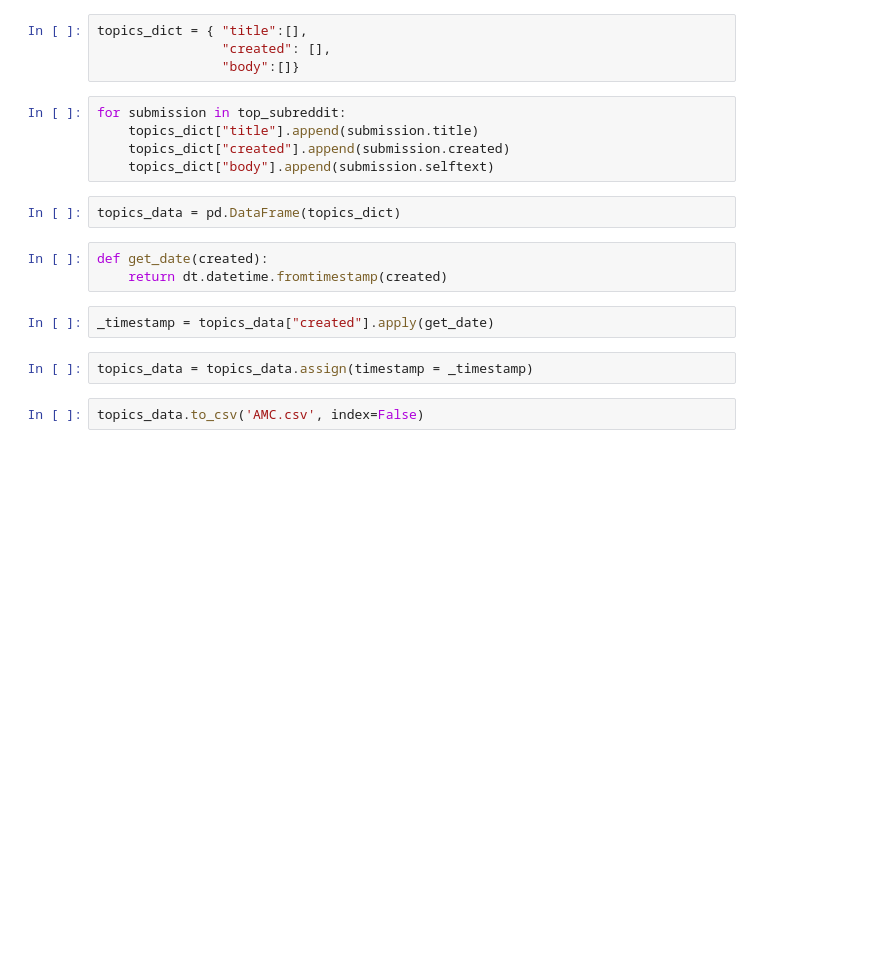
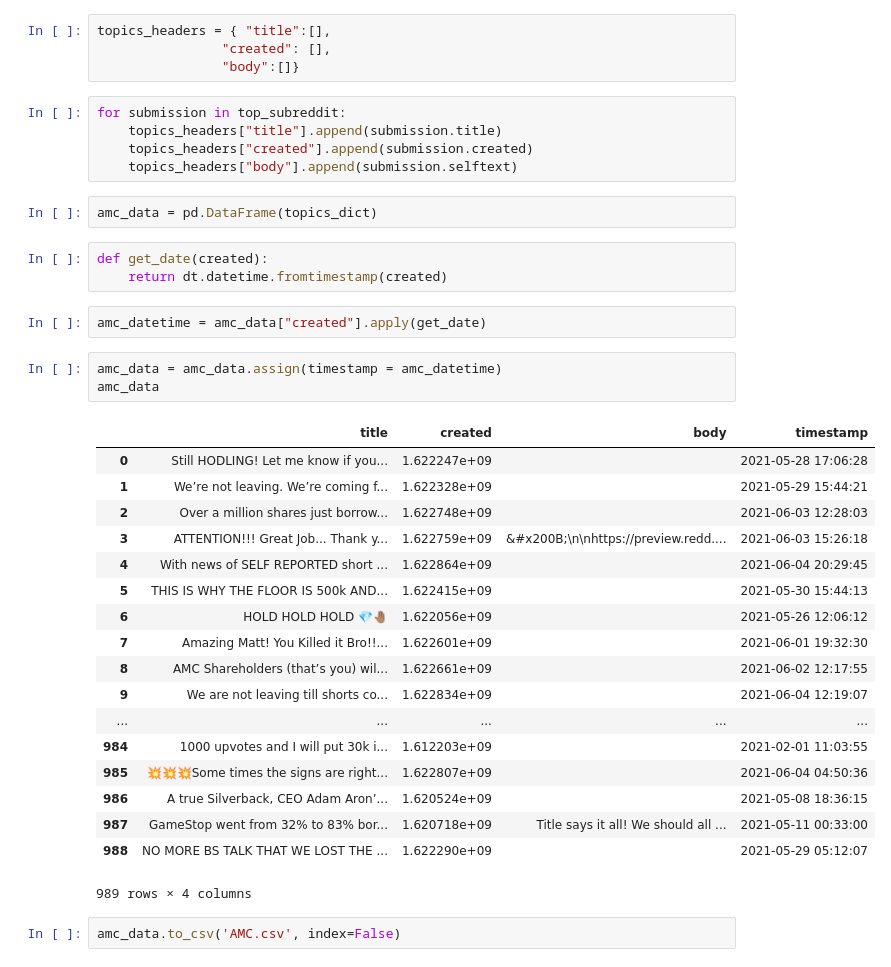
Before and after one commit to iAmSeanzie/Group_MemeStock_Project, a Jupyter notebook: Reddit_API/AMC.ipynb, the cells around one changed output. Saved outputs shown, nothing was run; the diff lists cells and outputs as text; blank space fills up the shorter version.

```diff
--- a/Reddit_API/AMC.ipynb
+++ b/Reddit_API/AMC.ipynb
@@ -39,20 +39,40 @@ Hell Yeah nfcr5v
 # %%
-topics_dict = { "title":[],
+topics_headers = { "title":[],
                 "created": [],
                 "body":[]}
 # %%
 for submission in top_subreddit:
-    topics_dict["title"].append(submission.title)
-    topics_dict["created"].append(submission.created)
-    topics_dict["body"].append(submission.selftext)
+    topics_headers["title"].append(submission.title)
+    topics_headers["created"].append(submission.created)
+    topics_headers["body"].append(submission.selftext)
 # %%
-topics_data = pd.DataFrame(topics_dict)
+amc_data = pd.DataFrame(topics_dict)
 # %%
 def get_date(created):
     return dt.datetime.fromtimestamp(created)
 # %%
-_timestamp = topics_data["created"].apply(get_date)
+amc_datetime = amc_data["created"].apply(get_date)
-# %%
-topics_data = topics_data.assign(timestamp = _timestamp)
+# %%
+amc_data = amc_data.assign(timestamp = amc_datetime)
+amc_data
+# %% [output]
+|  | title | created | body | timestamp |
+| 0 | Still HODLING! Let me know if you... | 1.622247e+09 |  | 2021-05-28 17:06:28 |
+| 1 | We’re not leaving. We’re coming f... | 1.622328e+09 |  | 2021-05-29 15:44:21 |
+| 2 | Over a million shares just borrow... | 1.622748e+09 |  | 2021-06-03 12:28:03 |
+| 3 | ATTENTION!!! Great Job... Thank y... | 1.622759e+09 | &#x200B;\n\nhttps://preview.redd.... | 2021-06-03 15:26:18 |
+| 4 | With news of SELF REPORTED short ... | 1.622864e+09 |  | 2021-06-04 20:29:45 |
+| 5 | THIS IS WHY THE FLOOR IS 500k AND... | 1.622415e+09 |  | 2021-05-30 15:44:13 |
+| 6 | HOLD HOLD HOLD 💎🤚🏽 | 1.622056e+09 |  | 2021-05-26 12:06:12 |
+| 7 | Amazing Matt! You Killed it Bro!!... | 1.622601e+09 |  | 2021-06-01 19:32:30 |
+| 8 | AMC Shareholders (that’s you) wil... | 1.622661e+09 |  | 2021-06-02 12:17:55 |
+| 9 | We are not leaving till shorts co... | 1.622834e+09 |  | 2021-06-04 12:19:07 |
+| ... | ... | ... | ... | ... |
+| 984 | 1000 upvotes and I will put 30k i... | 1.612203e+09 |  | 2021-02-01 11:03:55 |
+| 985 | 💥💥💥Some times the signs are right... | 1.622807e+09 |  | 2021-06-04 04:50:36 |
+| 986 | A true Silverback, CEO Adam Aron’... | 1.620524e+09 |  | 2021-05-08 18:36:15 |
+| 987 | GameStop went from 32% to 83% bor... | 1.620718e+09 | Title says it all! We should all ... | 2021-05-11 00:33:00 |
+| 988 | NO MORE BS TALK THAT WE LOST THE ... | 1.622290e+09 |  | 2021-05-29 05:12:07 |
+989 rows × 4 columns
 # %%
-topics_data.to_csv('AMC.csv', index=False)
+amc_data.to_csv('AMC.csv', index=False)
```
Also changed, not shown: parts of 4 cells of this notebook, 11 other files.
